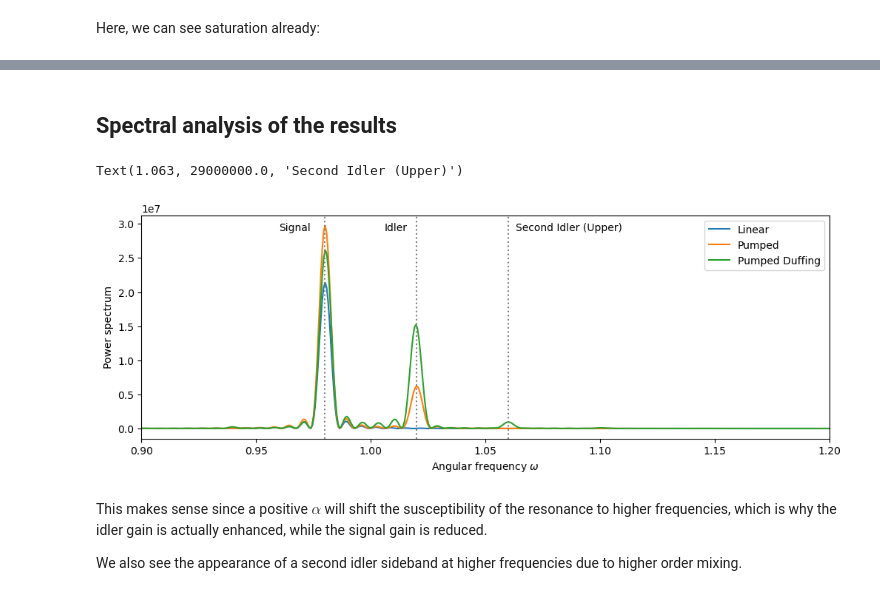
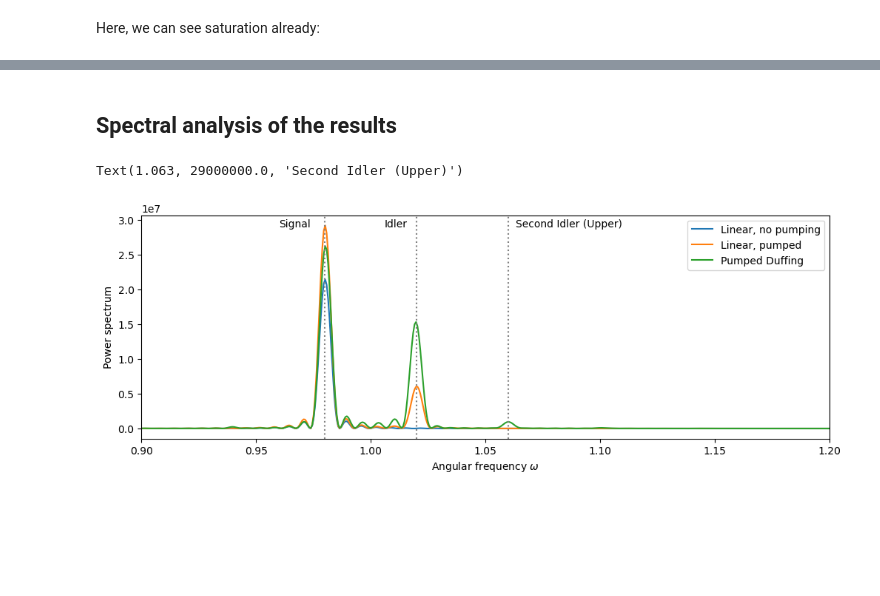
Before and after one commit to gsteele13/JPA-Harmonic-Balance, a Jupyter notebook: brute_force_ode_integration/JPA numerical integration.ipynb, the cells around one changed output, grey strips where cells are left out. Drawn from its saved outputs; the diff is of its cells as text; code cells hidden in the pictures; blank space fills up the shorter version.

```diff
--- a/brute_force_ode_integration/JPA numerical integration.ipynb
+++ b/brute_force_ode_integration/JPA numerical integration.ipynb
@@ -94,2 +93,0 @@ plt.plot(t2,x2)
-# %% [markdown]
-## Spectral analysis of the results
@@ -105,20 +94,2 @@ def plot_spec(x, lab=""):
-# %%
-plot_spec(x0, "Linear")
-plot_spec(x1, "Pumped")
-plot_spec(x2, "Pumped Duffing")
-plt.axvline(0.98, ls=":", c='grey')
-plt.axvline(1.02, ls=":", c='grey')
-plt.axvline(1.06, ls=":", c='grey')
-plt.legend()
-plt.xlabel("Angular frequency $\omega$")
-plt.ylabel("Power spectrum")
-plt.text(0.96, 2.9e7, "Signal")
-plt.text(1.006, 2.9e7, "Idler")
-plt.text(1.063, 2.9e7, "Second Idler (Upper)")
-# %% [output]
-Text(1.063, 29000000.0, 'Second Idler (Upper)')
-[figure, removed]
-# %% [markdown]
-This makes sense since a positive $\alpha$ will shift the susceptibility of the resonance to higher frequencies, which is why the idler gain is actually enhanced, while the signal gain is reduced.
-
-We also see the appearance of a second idler sideband at higher frequencies due to higher order mixing.
+# %% [markdown]
+## Spectral analysis of the results
@@ -124,0 +105,16 @@ We also see the appearance of a second idler sideband at higher frequencies due
+# %%
+plot_spec(x0, "Linear, no pumping")
+plot_spec(x1, "Linear, pumped")
+plot_spec(x2, "Pumped Duffing")
+plt.axvline(0.98, ls=":", c='grey')
+plt.axvline(1.02, ls=":", c='grey')
+plt.axvline(1.06, ls=":", c='grey')
+plt.legend()
+plt.xlabel("Angular frequency $\omega$")
+plt.ylabel("Power spectrum")
+plt.text(0.96, 2.9e7, "Signal")
+plt.text(1.006, 2.9e7, "Idler")
+plt.text(1.063, 2.9e7, "Second Idler (Upper)")
+# %% [output]
+Text(1.063, 29000000.0, 'Second Idler (Upper)')
+[figure, added]
```
Also changed, not shown: parts of 18 cells of this notebook, 1 other file.
